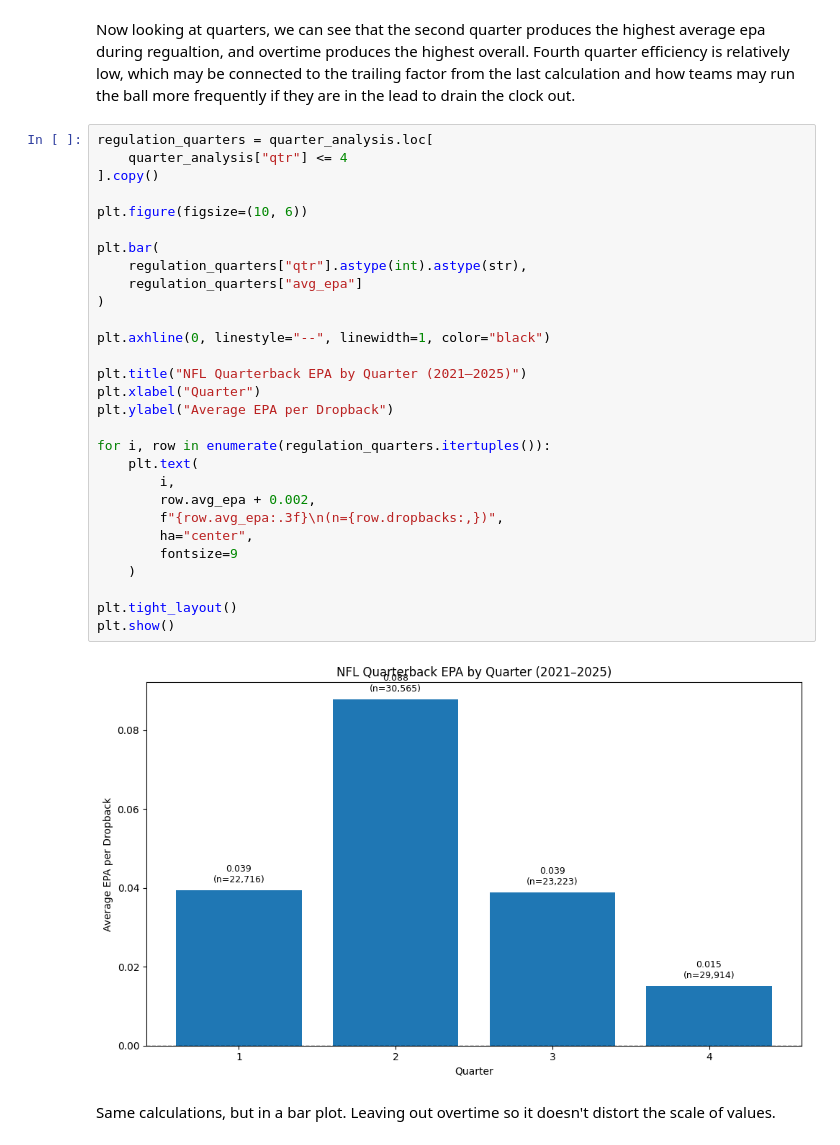
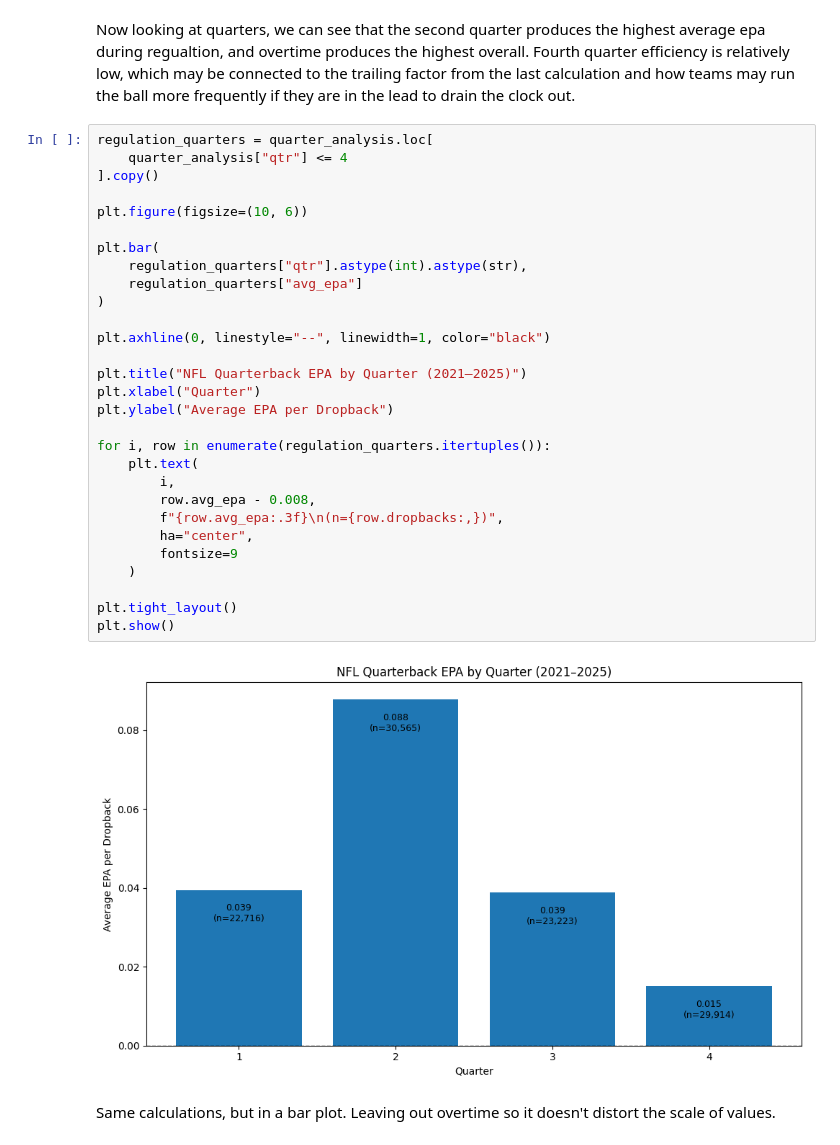
Before and after one commit to KyleRed16/QB-EPA-Analysis, a Jupyter notebook: Quarterback_EPA_Analysis.ipynb, the cells around one changed output. Drawn from its saved outputs; the diff is of its cells as text.

```diff
--- a/Quarterback_EPA_Analysis.ipynb
+++ b/Quarterback_EPA_Analysis.ipynb
@@ -1349,34 +1349,34 @@ Now looking at quarters, we can see that the second quarter produces the highest
 # %%
 regulation_quarters = quarter_analysis.loc[
     quarter_analysis["qtr"] <= 4
 ].copy()
 
 plt.figure(figsize=(10, 6))
 
 plt.bar(
     regulation_quarters["qtr"].astype(int).astype(str),
     regulation_quarters["avg_epa"]
 )
 
 plt.axhline(0, linestyle="--", linewidth=1, color="black")
 
 plt.title("NFL Quarterback EPA by Quarter (2021–2025)")
 plt.xlabel("Quarter")
 plt.ylabel("Average EPA per Dropback")
 
 for i, row in enumerate(regulation_quarters.itertuples()):
     plt.text(
         i,
-        row.avg_epa + 0.002,
+        row.avg_epa - 0.008,
         f"{row.avg_epa:.3f}\n(n={row.dropbacks:,})",
         ha="center",
         fontsize=9
     )
 
 plt.tight_layout()
 plt.show()
 # %% [output]
-[figure, old version]
+[figure, new version]
 # %% [markdown]
 Same calculations, but in a bar plot. Leaving out overtime so it doesn't distort the scale of values.
 # %%
```
Also changed, not shown: parts of 50 cells of this notebook.
